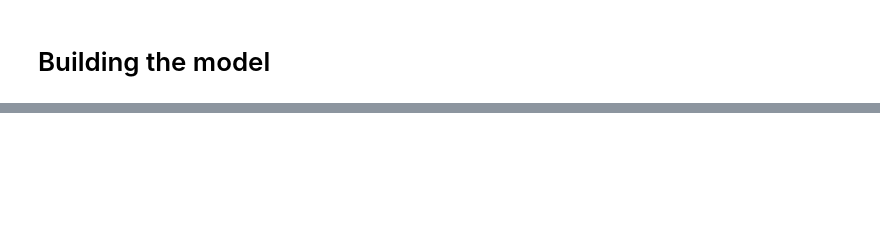
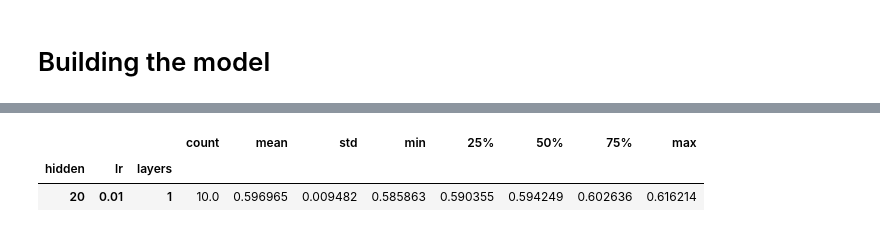
Before and after one commit to dominicshore/multi_class_clf, a Jupyter notebook: assignment_3/Assignment_3_Dominic_Shore.ipynb, the cells around one changed output, grey strips where cells are left out. Cells and saved outputs as stored; diff of their text form; code cells hidden in the pictures; blank space fills up the shorter version.

```diff
--- a/assignment_3/Assignment_3_Dominic_Shore.ipynb
+++ b/assignment_3/Assignment_3_Dominic_Shore.ipynb
@@ -116 +186,7 @@ history = model.fit(X_train, y_train, epochs=500, validation_split=0.1, verbose=
+# %%
+sing_lay_neuron_stats[sing_lay_neuron_stats['mean']== sing_lay_neuron_stats['mean'].max()]
+# %% [output]
+|  |  |  | count | mean | std | min | 25% | 50% | 75% | max |
+| hidden | lr | layers |  |  |  |  |  |  |  |  |
+| 20 | 0.01 | 1 | 10.0 | 0.596965 | 0.009482 | 0.585863 | 0.590355 | 0.594249 | 0.602636 | 0.616214 |
 # %%
```
Also changed, not shown: parts of 13 cells of this notebook.
